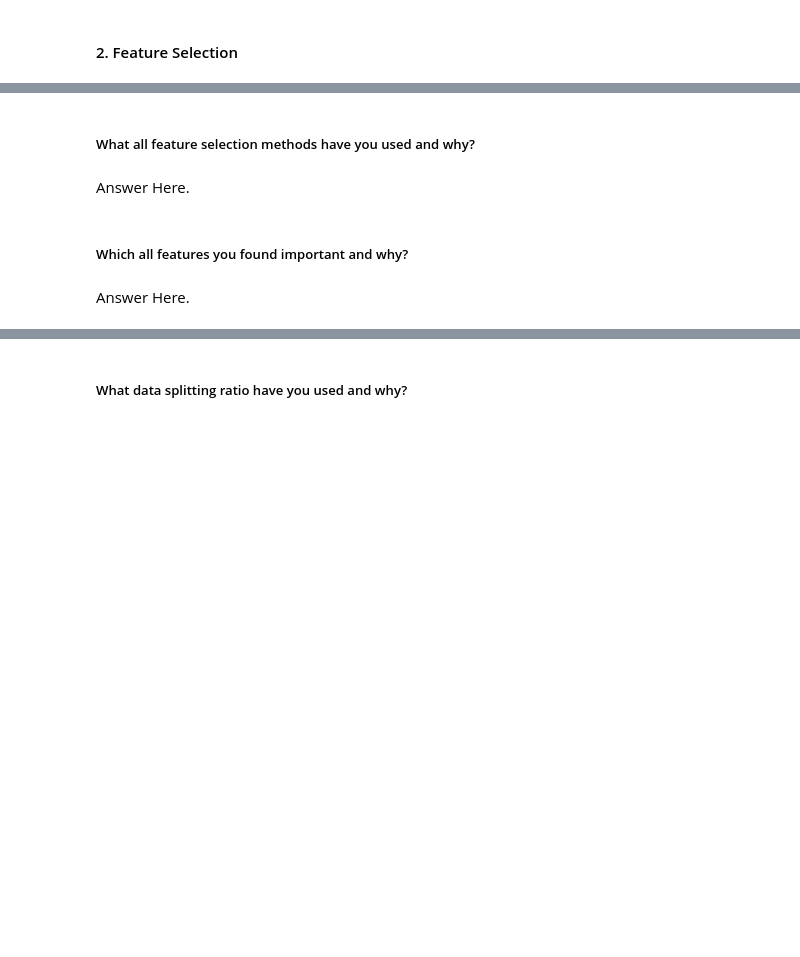
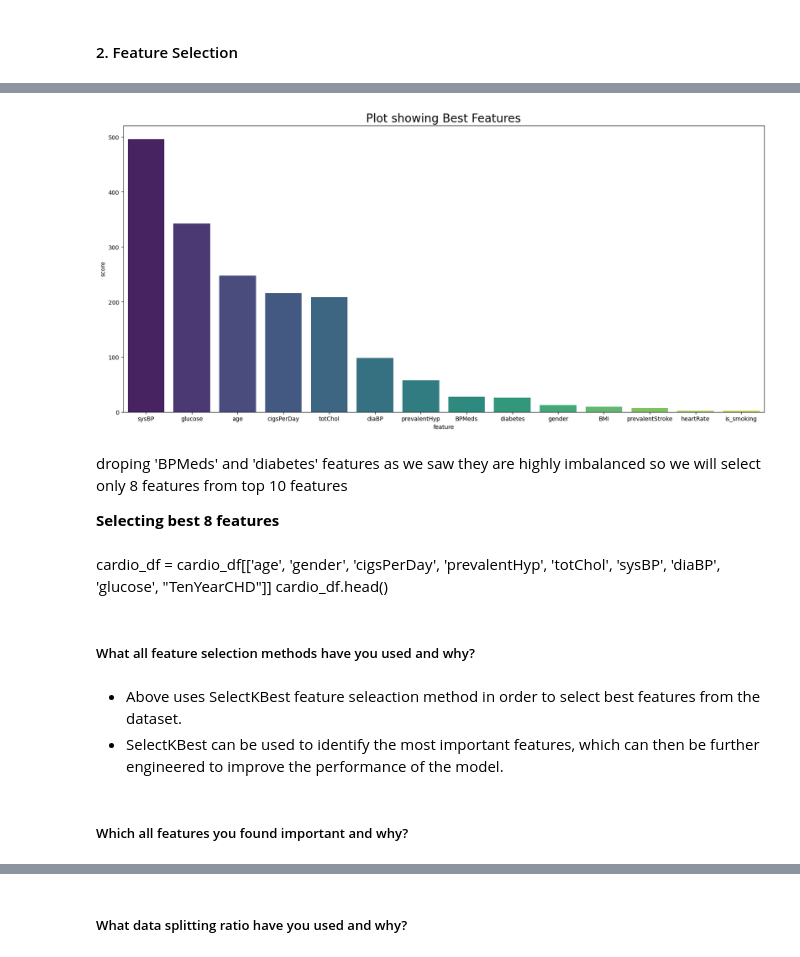
Before and after one commit to DhawalKhandait/Cardio_Vascular_Risk_Prediction-Classification, a Jupyter notebook: Cardio_Vascular_Risk_Prediction.ipynb, the cells around one changed output, grey strips where cells are left out. Cells and saved outputs as stored; diff of their text form; code cells hidden in the pictures; blank space fills up the shorter version.

```diff
--- a/Cardio_Vascular_Risk_Prediction.ipynb
+++ b/Cardio_Vascular_Risk_Prediction.ipynb
@@ -1040,0 +1080,6 @@ Answer Here.
+# %%
+# Encode your categorical columns
+# Converting categorical columns to Numeric data
+
+cardio_df['gender'] = cardio_df['gender'].apply(lambda x : 1 if x=='M' else 0)
+cardio_df['is_smoking'] = cardio_df['is_smoking'].apply(lambda x : 1 if x== 'YES' else 0)
@@ -1107,0 +1112,4 @@ Answer Here.
+# %%
+# spliting features and target variable]
+X = cardio_df.drop("TenYearCHD", axis=1)
+y = cardio_df["TenYearCHD"]
@@ -1107,0 +1119,7 @@ Answer Here.
+# %%
+
+# Select your features wisely to avoid overfitting
+selector = SelectKBest(chi2, k=10)
+model_fit = selector.fit(X,y)
+best_features = list(X.columns[selector.get_support(indices=True)])
+print(best_features)
@@ -1107,0 +1128,5 @@ Answer Here.
+# %%
+features_scores = pd.DataFrame(columns=['feature','score'])
+features_scores['feature'] = X.columns
+features_scores['score'] = model_fit.scores_
+print(features_scores.nlargest(11,'score'))
@@ -1108,8 +1146,24 @@ Answer Here.
+# %%
+# Visualising best selected feature
+
+features_scores=features_scores.sort_values(by="score", ascending=False)
+plt.figure(figsize=(20,9), facecolor='w')
+sns.barplot(x='feature',y='score', data=features_scores, palette='viridis')
+plt.title("Plot showing Best Features", size=20)
+plt.show()
+# %% [output]
+[figure, added]
+# %% [markdown]
+droping 'BPMeds' and 'diabetes' features as we saw they are highly imbalanced so we will select only 8 features from top 10 features
+
+**Selecting best 8 features**
+# %% [markdown]
+cardio_df = cardio_df[['age', 'gender', 'cigsPerDay', 'prevalentHyp', 'totChol', 'sysBP', 'diaBP', 'glucose', "TenYearCHD"]]
+cardio_df.head()
 # %% [markdown]
 ##### What all feature selection methods have you used  and why?
-# %% [markdown]
-Answer Here.
+# %% [markdown]
+* Above uses SelectKBest feature seleaction method in order to select best features from the dataset.
+* SelectKBest can be used to identify the most important features, which can then be further engineered to improve the performance of the model.
 # %% [markdown]
 ##### Which all features you found important and why?
-# %% [markdown]
-Answer Here.
```
Also changed, not shown: parts of 90 cells of this notebook.
